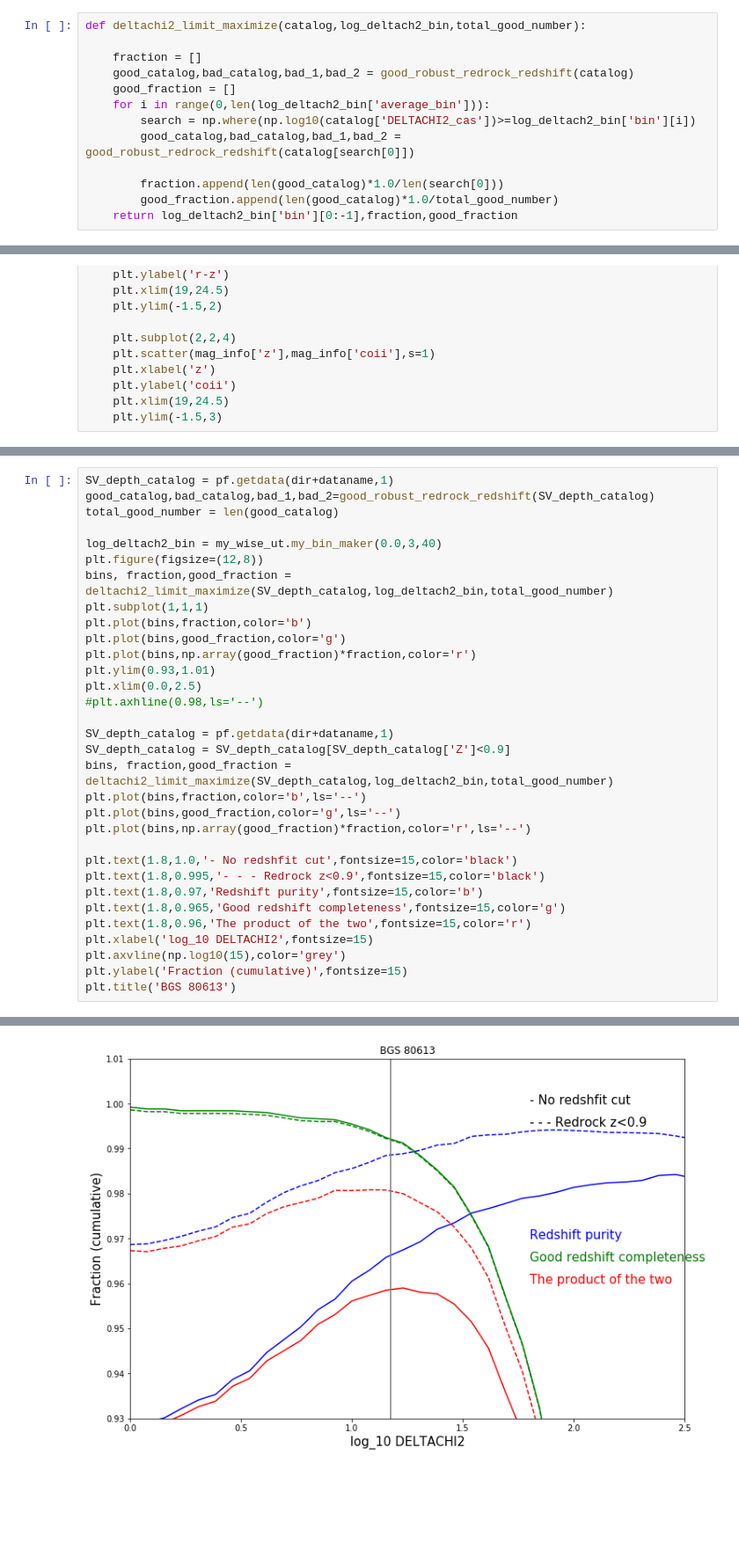
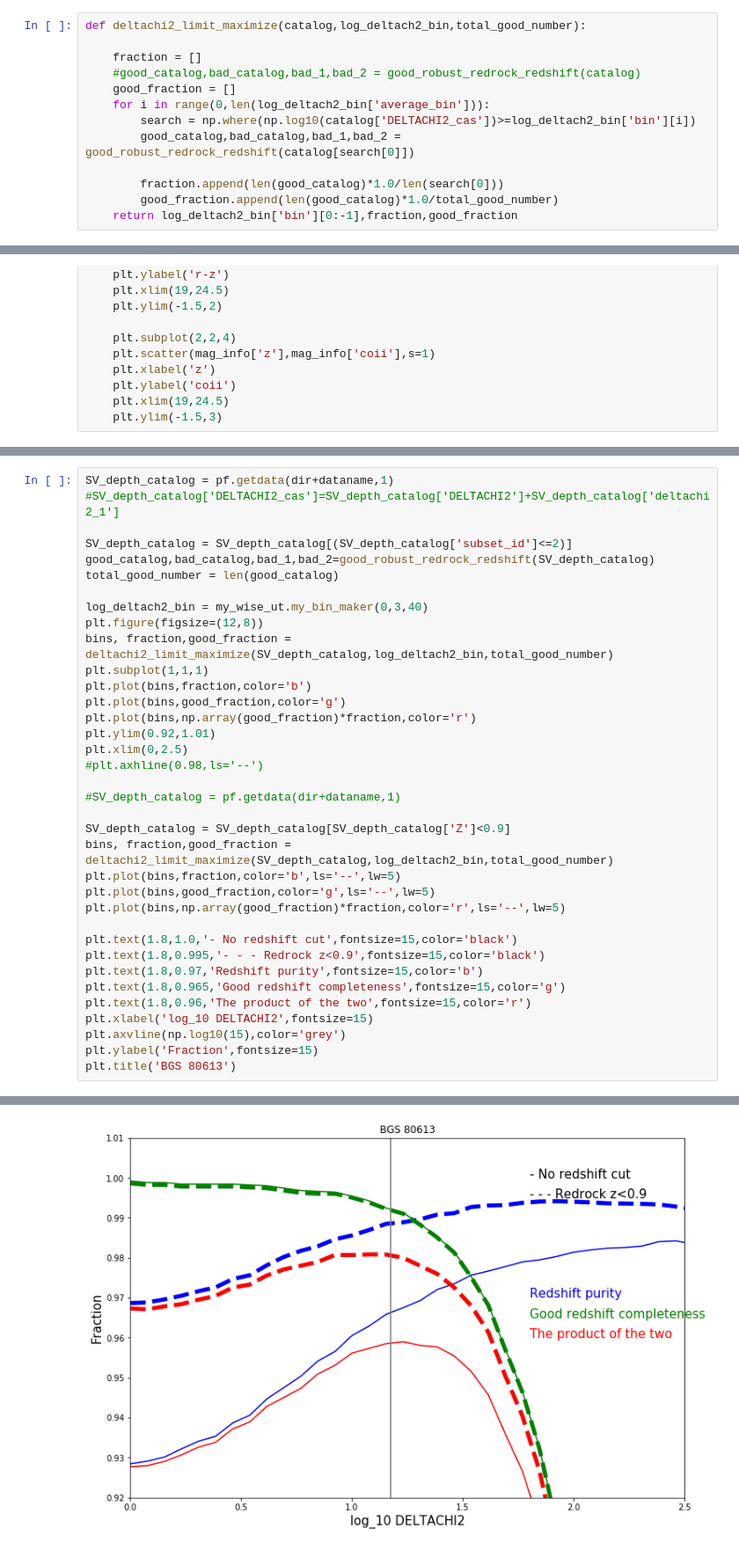
Before and after one commit to astro-blue/DESI_VI, a Jupyter notebook: SV_selection_algorithm/Parameter_exploration_with_SV1_catalog_with_Cascades_BGS.ipynb, the cells around one changed output, grey strips where cells are left out. Shown at 88% size. Cells and saved outputs as stored; diff of their text form; blank space fills up the shorter version.

```diff
--- a/SV_selection_algorithm/Parameter_exploration_with_SV1_catalog_with_Cascades_BGS.ipynb
+++ b/SV_selection_algorithm/Parameter_exploration_with_SV1_catalog_with_Cascades_BGS.ipynb
@@ -14,7 +14,7 @@ warnings.filterwarnings('ignore')
 def deltachi2_limit_maximize(catalog,log_deltach2_bin,total_good_number):
 
     fraction = []
-    good_catalog,bad_catalog,bad_1,bad_2 = good_robust_redrock_redshift(catalog)
+    #good_catalog,bad_catalog,bad_1,bad_2 = good_robust_redrock_redshift(catalog)
     good_fraction = []
     for i in range(0,len(log_deltach2_bin['average_bin'])):
         search = np.where(np.log10(catalog['DELTACHI2_cas'])>=log_deltach2_bin['bin'][i])
@@ -196,35 +239,39 @@ Text(0, 0.5, 'log10 DELTACHI2')
 # %%
 SV_depth_catalog = pf.getdata(dir+dataname,1)
+#SV_depth_catalog['DELTACHI2_cas']=SV_depth_catalog['DELTACHI2']+SV_depth_catalog['deltachi2_1']
+
+SV_depth_catalog = SV_depth_catalog[(SV_depth_catalog['subset_id']<=2)]
 good_catalog,bad_catalog,bad_1,bad_2=good_robust_redrock_redshift(SV_depth_catalog)
 total_good_number = len(good_catalog)
 
-log_deltach2_bin = my_wise_ut.my_bin_maker(0.0,3,40)
+log_deltach2_bin = my_wise_ut.my_bin_maker(0,3,40)
 plt.figure(figsize=(12,8))
 bins, fraction,good_fraction = deltachi2_limit_maximize(SV_depth_catalog,log_deltach2_bin,total_good_number)
 plt.subplot(1,1,1)
 plt.plot(bins,fraction,color='b')
 plt.plot(bins,good_fraction,color='g')
 plt.plot(bins,np.array(good_fraction)*fraction,color='r')
-plt.ylim(0.93,1.01)
-plt.xlim(0.0,2.5)
+plt.ylim(0.92,1.01)
+plt.xlim(0,2.5)
 #plt.axhline(0.98,ls='--')
 
-SV_depth_catalog = pf.getdata(dir+dataname,1)
+#SV_depth_catalog = pf.getdata(dir+dataname,1)
+
 SV_depth_catalog = SV_depth_catalog[SV_depth_catalog['Z']<0.9]
 bins, fraction,good_fraction = deltachi2_limit_maximize(SV_depth_catalog,log_deltach2_bin,total_good_number)
-plt.plot(bins,fraction,color='b',ls='--')
-plt.plot(bins,good_fraction,color='g',ls='--')
-plt.plot(bins,np.array(good_fraction)*fraction,color='r',ls='--')
+plt.plot(bins,fraction,color='b',ls='--',lw=5)
+plt.plot(bins,good_fraction,color='g',ls='--',lw=5)
+plt.plot(bins,np.array(good_fraction)*fraction,color='r',ls='--',lw=5)
 
-plt.text(1.8,1.0,'- No redshfit cut',fontsize=15,color='black')
+plt.text(1.8,1.0,'- No redshift cut',fontsize=15,color='black')
 plt.text(1.8,0.995,'- - - Redrock z<0.9',fontsize=15,color='black')
 plt.text(1.8,0.97,'Redshift purity',fontsize=15,color='b')
 plt.text(1.8,0.965,'Good redshift completeness',fontsize=15,color='g')
 plt.text(1.8,0.96,'The product of the two',fontsize=15,color='r')
 plt.xlabel('log_10 DELTACHI2',fontsize=15)
 plt.axvline(np.log10(15),color='grey')
-plt.ylabel('Fraction (cumulative)',fontsize=15)
+plt.ylabel('Fraction',fontsize=15)
 plt.title('BGS 80613')
 # %% [output]
 Text(0.5, 1.0, 'BGS 80613')
-[figure, old version]
+[figure, new version]
```
Also changed, not shown: parts of 14 cells of this notebook, 5 other files.
